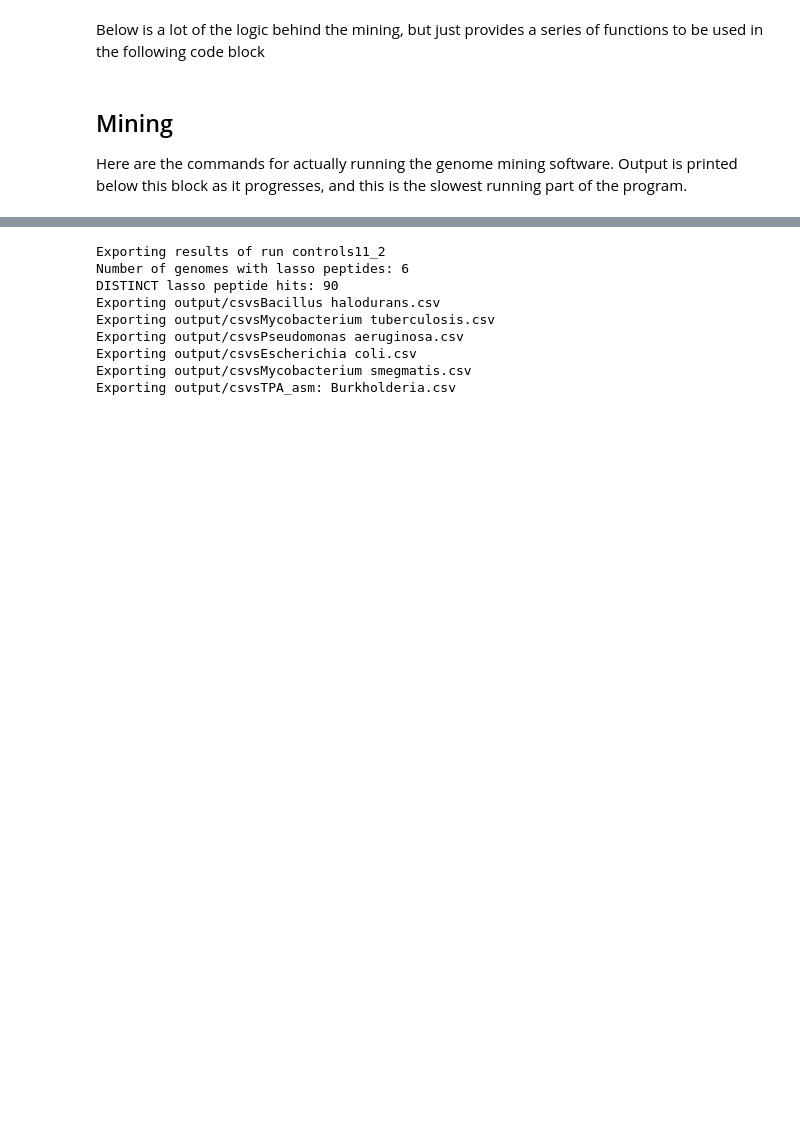
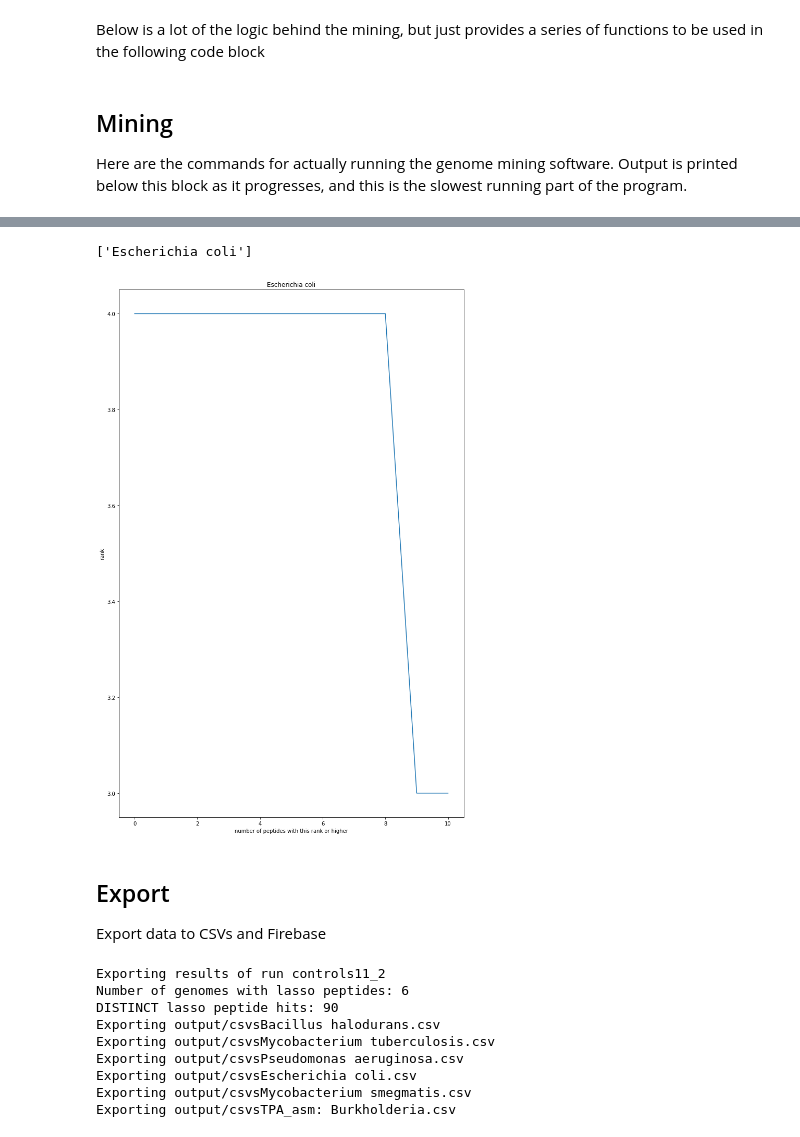
Before and after one commit to nathanalam/lassomining, a Jupyter notebook: Notebook.ipynb, the cells around one changed output, grey strips where cells are left out. Drawn from its saved outputs; the diff is of its cells as text; code cells hidden in the pictures; blank space fills up the shorter version.

```diff
--- a/Notebook.ipynb
+++ b/Notebook.ipynb
@@ -14,7 +14,7 @@ config = yaml.safe_load('''
 # Setup parameters for a genome mining run
 
 ## Parameters for each run
-runName: "controls11_2"
+runName: "controls11_17"
 pattern: 'M[A-Z]{15,45}T[A-Z][A-Z]{6,8}[DE][A-Z]{5,30}\*'
 cutoffRank: 0
 genomeDir: "/home/blucheez/Projects/lassomining/genomes/"
@@ -124,3 +193,42 @@ Provides summary data of the run and saves CSV files of a brief version of the r
+# %%
+c = conn.cursor()
+selection_string = "SELECT DISTINCT genome FROM lassopeptides WHERE runname is '" + config["runName"] + "'"
+distinct_genomes = []
+for row in c.execute(selection_string):
+    distinct_genomes.append(row[0])
+
+c.close()
+print(distinct_genomes)
+# %% [output]
+['Escherichia coli']
+# %%
+genome_ranks = {}
+c = conn.cursor()
+for genome in distinct_genomes:
+    selection_string = f'SELECT rank FROM lassopeptides WHERE runname is "{config["runName"]}" AND genome is "{genome}"'
+    ranks = []
+    for row in c.execute(selection_string):
+        ranks.append(row[0])
+    ranks.sort(reverse=True)
+    genome_ranks[genome] = ranks
+c.close()
+# %%
+fig, axs = plt.subplots(len(distinct_genomes), 1, figsize=(10,15))
+
+for genome in genome_ranks.keys():
+    y = genome_ranks[genome]
+    x = range(0, len(y))
+    axs.plot(x, y)
+    axs.set_title(genome)
+    axs.set(xlabel="number of peptides with this rank or higher", ylabel="rank")
+
+plt.tight_layout()
+plt.show()
+# %% [output]
+[figure, added]
+# %% [markdown]
+## Export
+Export data to CSVs and Firebase
 # %%
 from mining import export_to_csv
 if(not os.path.isdir('output/csvs')):
```
Also changed, not shown: parts of 15 cells of this notebook.
